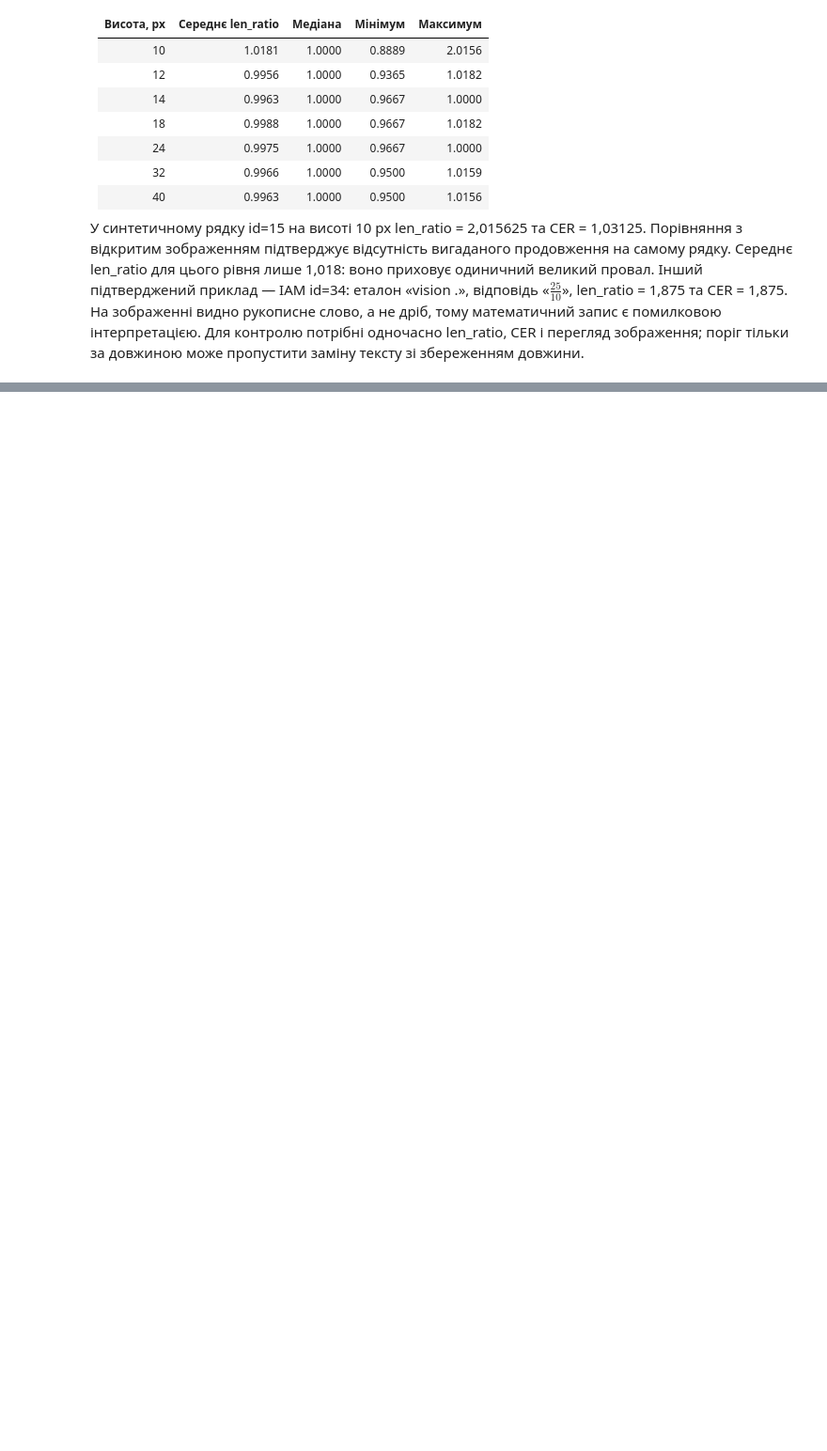
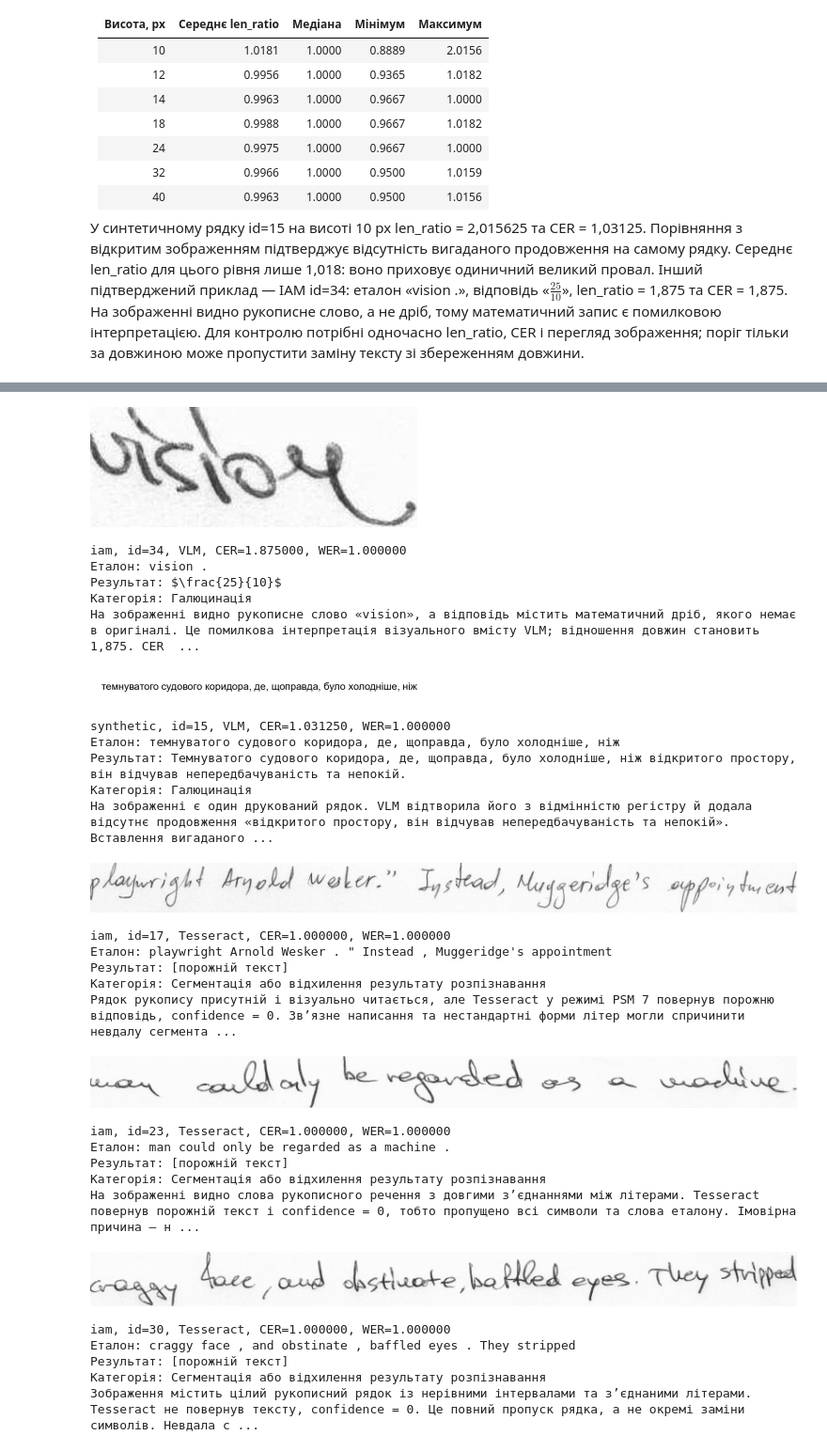
Before and after one commit to Alina1520/OCR-LAB3, a Jupyter notebook: lab3_fixed.ipynb, the cells around one changed output, grey strips where cells are left out. Shown at 94% size. Saved outputs shown, nothing was run; the diff lists cells and outputs as text; code cells hidden in the pictures; blank space fills up the shorter version.

Commit message:
Include point 14 analysis and sample images in notebook

```diff
--- a/lab3_fixed.ipynb
+++ b/lab3_fixed.ipynb
@@ -1100,0 +1104,48 @@ for engine, group in extension.groupby('engine'):
+# %%
+from pathlib import Path
+import pandas as pd
+from IPython.display import display, Image
+
+res = pd.read_csv("results.csv", dtype={"id": str}, keep_default_na=False)
+worst5 = res.sort_values(["cer", "wer"], ascending=False, kind="stable").head(5)
+analysis = pd.read_csv("worst5_analysis.csv", dtype={"id": str}, keep_default_na=False)
+keys = ["group", "id", "level", "engine", "prep"]
+assert worst5[keys].reset_index(drop=True).equals(analysis[keys].reset_index(drop=True))
+for r in analysis.itertuples(index=False):
+    print(r.group, r.id, r.engine, "CER =", r.cer, "WER =", r.wer)
+    display(Image(filename=str(Path(r.path))))
+    print("Еталон:", r.gt)
+    print("Результат:", r.pred if r.pred else "[порожній текст]")
+    print("Категорія:", r.category)
+    print("Причина:", r.analysis, "\n")
+# %% [output]
+[figure, added]
+iam, id=34, VLM, CER=1.875000, WER=1.000000
+Еталон: vision .
+Результат: $\frac{25}{10}$
+Категорія: Галюцинація
+На зображенні видно рукописне слово «vision», а відповідь містить математичний дріб, якого немає в оригіналі. Це помилкова інтерпретація візуального вмісту VLM; відношення довжин становить 1,875. CER  ...
+[figure, added]
+synthetic, id=15, VLM, CER=1.031250, WER=1.000000
+Еталон: темнуватого судового коридора, де, щоправда, було холодніше, ніж
+Результат: Темнуватого судового коридора, де, щоправда, було холодніше, ніж відкритого простору, він відчував непередбачуваність та непокій.
+Категорія: Галюцинація
+На зображенні є один друкований рядок. VLM відтворила його з відмінністю регістру й додала відсутнє продовження «відкритого простору, він відчував непередбачуваність та непокій». Вставлення вигаданого ...
+[figure, added]
+iam, id=17, Tesseract, CER=1.000000, WER=1.000000
+Еталон: playwright Arnold Wesker . " Instead , Muggeridge's appointment
+Результат: [порожній текст]
+Категорія: Сегментація або відхилення результату розпізнавання
+Рядок рукопису присутній і візуально читається, але Tesseract у режимі PSM 7 повернув порожню відповідь, confidence = 0. Зв’язне написання та нестандартні форми літер могли спричинити невдалу сегмента ...
+[figure, added]
+iam, id=23, Tesseract, CER=1.000000, WER=1.000000
+Еталон: man could only be regarded as a machine .
+Результат: [порожній текст]
+Категорія: Сегментація або відхилення результату розпізнавання
+На зображенні видно слова рукописного речення з довгими з’єднаннями між літерами. Tesseract повернув порожній текст і confidence = 0, тобто пропущено всі символи та слова еталону. Імовірна причина — н ...
+[figure, added]
+iam, id=30, Tesseract, CER=1.000000, WER=1.000000
+Еталон: craggy face , and obstinate , baffled eyes . They stripped
+Результат: [порожній текст]
+Категорія: Сегментація або відхилення результату розпізнавання
+Зображення містить цілий рукописний рядок із нерівними інтервалами та з’єднаними літерами. Tesseract не повернув тексту, confidence = 0. Це повний пропуск рядка, а не окремі заміни символів. Невдала с ...
```
Also changed, not shown: parts of 1 cell of this notebook.
